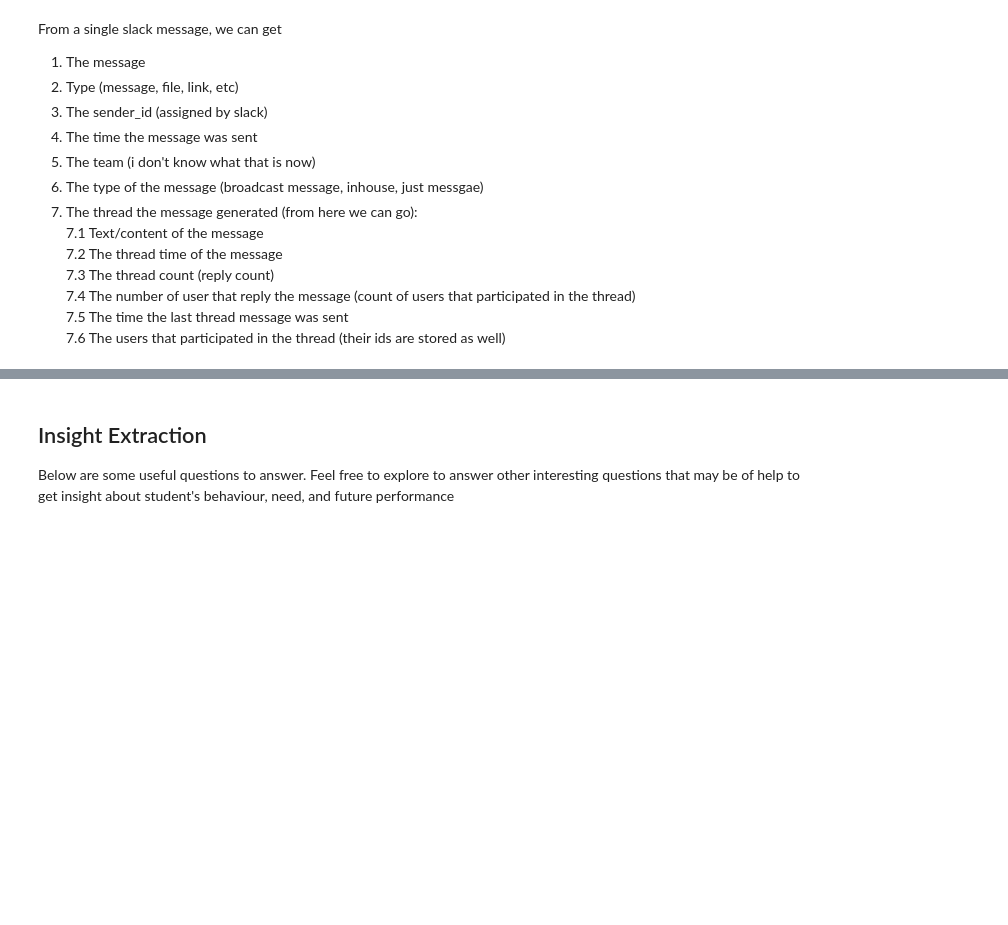
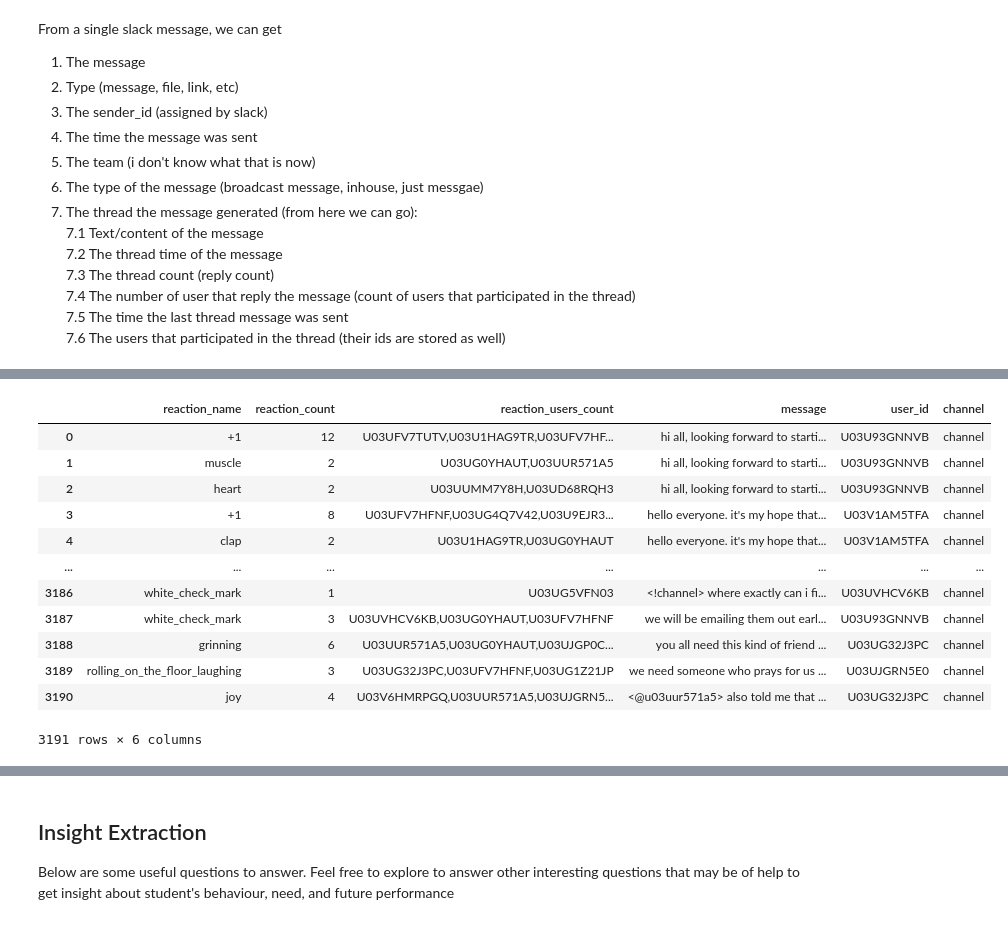
Before and after one commit to beltobel/10Academy-week0-repo, a Jupyter notebook: notebooks/parse_slack_data.ipynb, the cells around one changed output, grey strips where cells are left out. Drawn from its saved outputs; the diff is of its cells as text; code cells hidden in the pictures; blank space fills up the shorter version.

```diff
--- a/notebooks/parse_slack_data.ipynb
+++ b/notebooks/parse_slack_data.ipynb
@@ -157,0 +198,46 @@ def get_community_participation(path):
+# %%
+def parse_slack_reaction(path, channel):
+    """get reactions"""
+    dfall_reaction = pd.DataFrame()
+    combined = []
+    for json_file in glob.glob(f"{path}*.json"):
+        with open(json_file, 'r', encoding="utf-8") as slack_data:
+            combined.append(slack_data)
+
+    # print(combined)
+    reaction_name, reaction_count, reaction_users, msg, user_id = [], [], [], [], []
+
+    for k in combined:
+        slack_data = json.load(open(k.name, 'r', encoding="utf-8"))
+
+        for i_count, i in enumerate(slack_data):
+
+            if 'reactions' in i.keys():
+                for j in range(len(i['reactions'])):
+                    msg.append(i['text'])
+                    user_id.append(i['user'])
+                    reaction_name.append(i['reactions'][j]['name'])
+                    reaction_count.append(i['reactions'][j]['count'])
+                    reaction_users.append(",".join(i['reactions'][j]['users']))
+
+    data_reaction = zip(reaction_name, reaction_count, reaction_users, msg, user_id)
+    columns_reaction = ['reaction_name', 'reaction_count', 'reaction_users_count', 'message', 'user_id']
+    df_reaction = pd.DataFrame(data=data_reaction, columns=columns_reaction)
+    df_reaction['channel'] = channel
+    return df_reaction
+# %%
+parse_slack_reaction(data_path, 'channel')
+# %% [output]
+|  | reaction_name | reaction_count | reaction_users_count | message | user_id | channel |
+| 0 | +1 | 12 | U03UFV7TUTV,U03U1HAG9TR,U03UFV7HF... | hi all, looking forward to starti... | U03U93GNNVB | channel |
+| 1 | muscle | 2 | U03UG0YHAUT,U03UUR571A5 | hi all, looking forward to starti... | U03U93GNNVB | channel |
+| 2 | heart | 2 | U03UUMM7Y8H,U03UD68RQH3 | hi all, looking forward to starti... | U03U93GNNVB | channel |
+| 3 | +1 | 8 | U03UFV7HFNF,U03UG4Q7V42,U03U9EJR3... | hello everyone. it's my hope that... | U03V1AM5TFA | channel |
+| 4 | clap | 2 | U03U1HAG9TR,U03UG0YHAUT | hello everyone. it's my hope that... | U03V1AM5TFA | channel |
+| ... | ... | ... | ... | ... | ... | ... |
+| 3186 | white_check_mark | 1 | U03UG5VFN03 | <!channel> where exactly can i fi... | U03UVHCV6KB | channel |
+| 3187 | white_check_mark | 3 | U03UVHCV6KB,U03UG0YHAUT,U03UFV7HFNF | we will be emailing them out earl... | U03U93GNNVB | channel |
+| 3188 | grinning | 6 | U03UUR571A5,U03UG0YHAUT,U03UJGP0C... | you all need this kind of friend ... | U03UG32J3PC | channel |
+| 3189 | rolling_on_the_floor_laughing | 3 | U03UG32J3PC,U03UFV7HFNF,U03UG1Z21JP | we need someone who prays for us ... | U03UJGRN5E0 | channel |
+| 3190 | joy | 4 | U03V6HMRPGQ,U03UUR571A5,U03UJGRN5... | <@u03uur571a5> also told me that ... | U03UG32J3PC | channel |
+3191 rows × 6 columns
```
Also changed, not shown: parts of 8 cells of this notebook.
